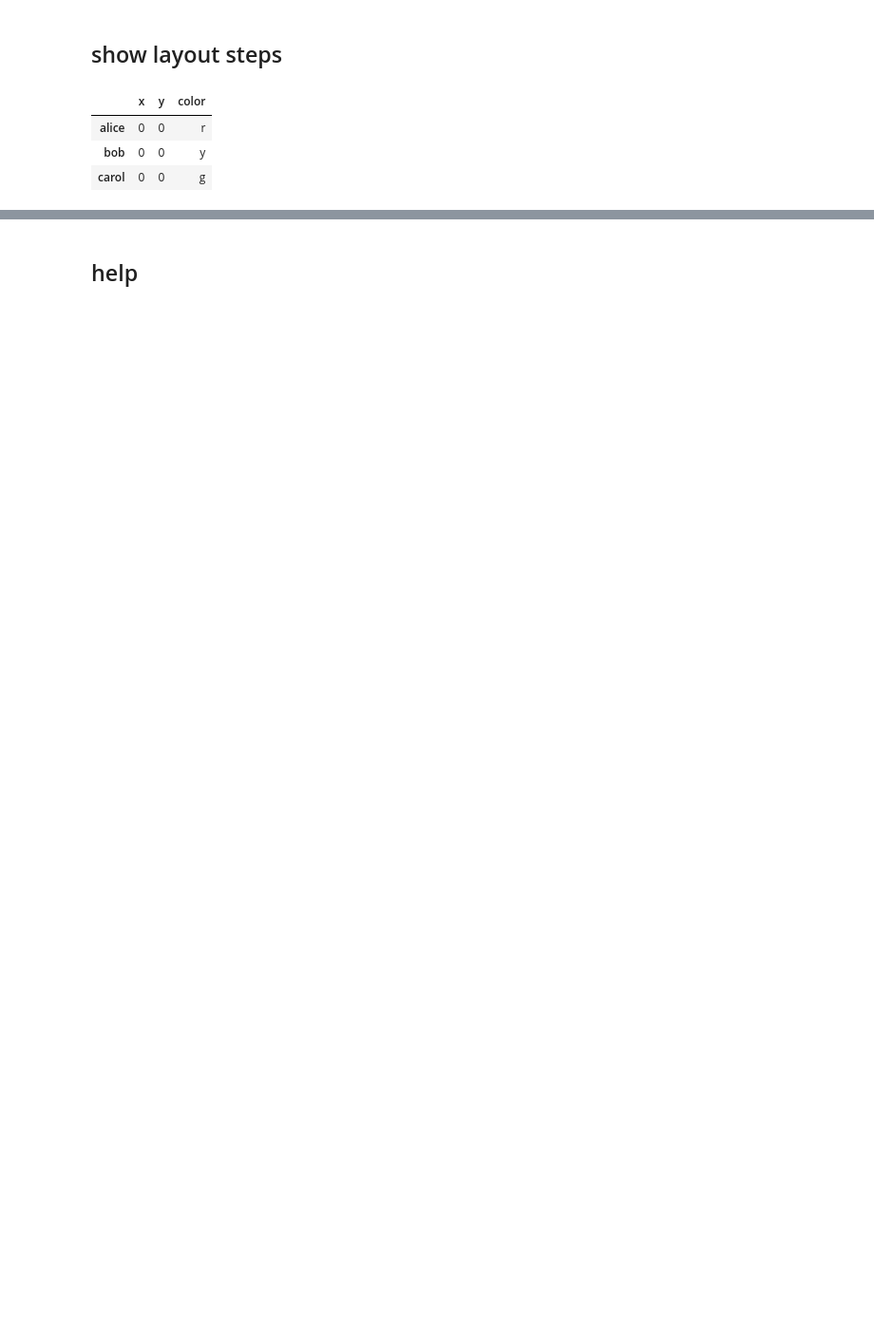
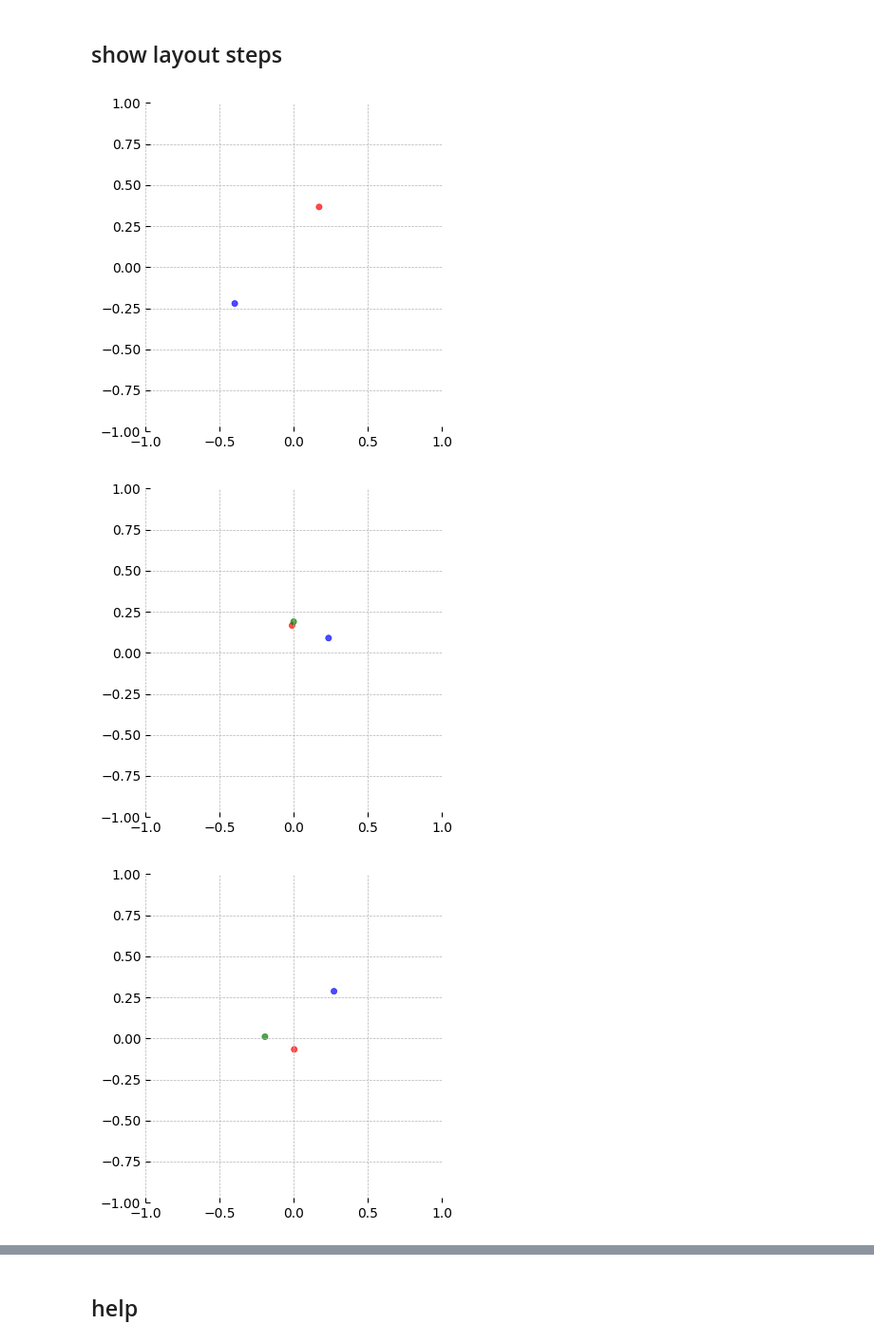
Before and after one commit to samkennerly/kingofsnake, a Jupyter notebook: books/graph.ipynb, the cells around one changed output, grey strips where cells are left out. Shown at 95% size. Drawn from its saved outputs; the diff is of its cells as text; code cells hidden in the pictures; blank space fills up the shorter version.

```diff
--- a/books/graph.ipynb
+++ b/books/graph.ipynb
@@ -219,12 +224,18 @@ show.scatter(points)
 # %%
 from pandas import DataFrame
 
 data = DataFrame(index=graph.nodes)
 data['x'] = data['y'] = 0
-data['color'] = list('ryg')
-data
+data['color'] = list('rgb')
+
+points = enumerate(graph(120))
+points = ( z for i, z in points if not i % 20 )
+
+for x, y in points:
+    data['x'] = x
+    data['y'] = y
+    axes = show.scatter(data, xlim=(-1, 1), ylim=(-1, 1))
 # %% [output]
-|  | x | y | color |
-| alice | 0 | 0 | r |
-| bob | 0 | 0 | y |
-| carol | 0 | 0 | g |
+[figure, added]
+[figure, added]
+[figure, added]
```
Also changed, not shown: parts of 7 cells of this notebook.
